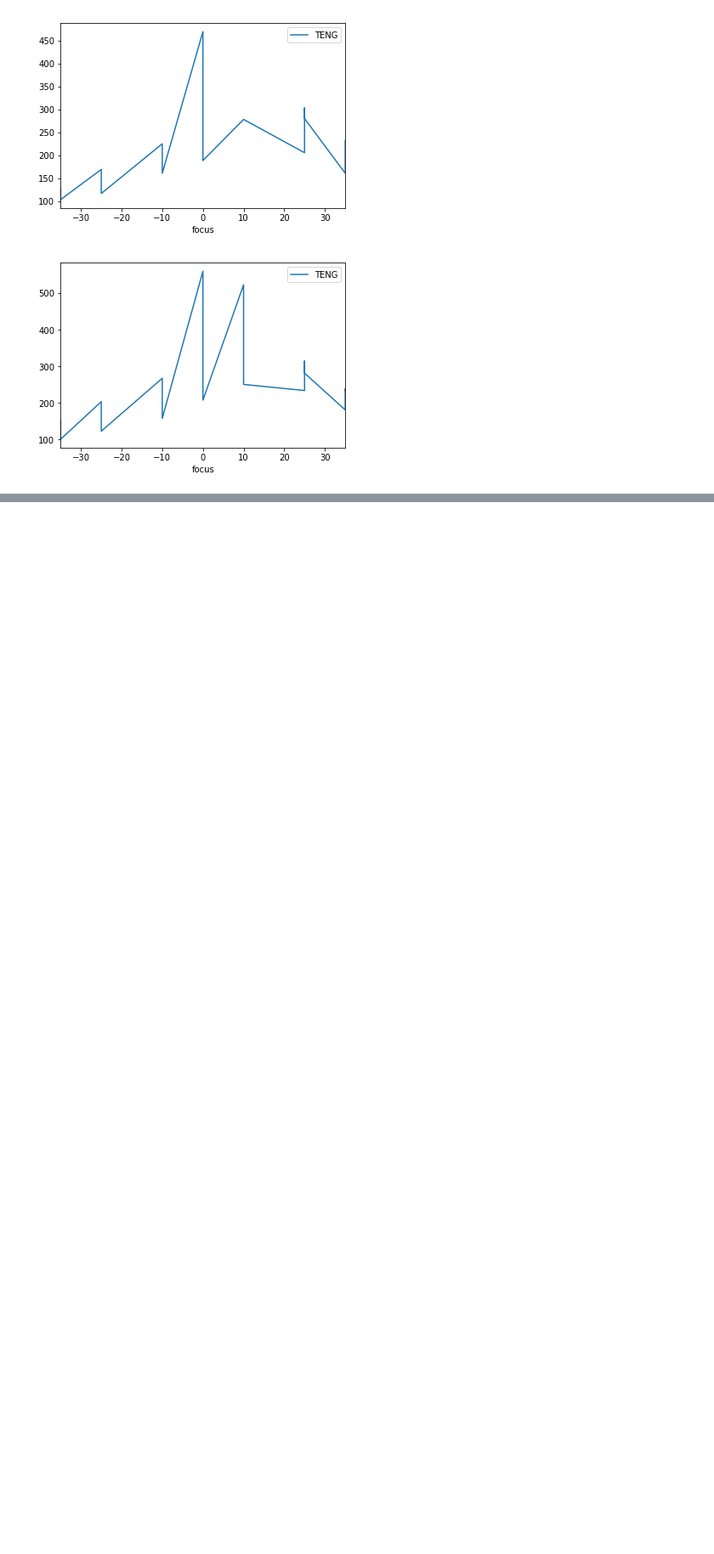
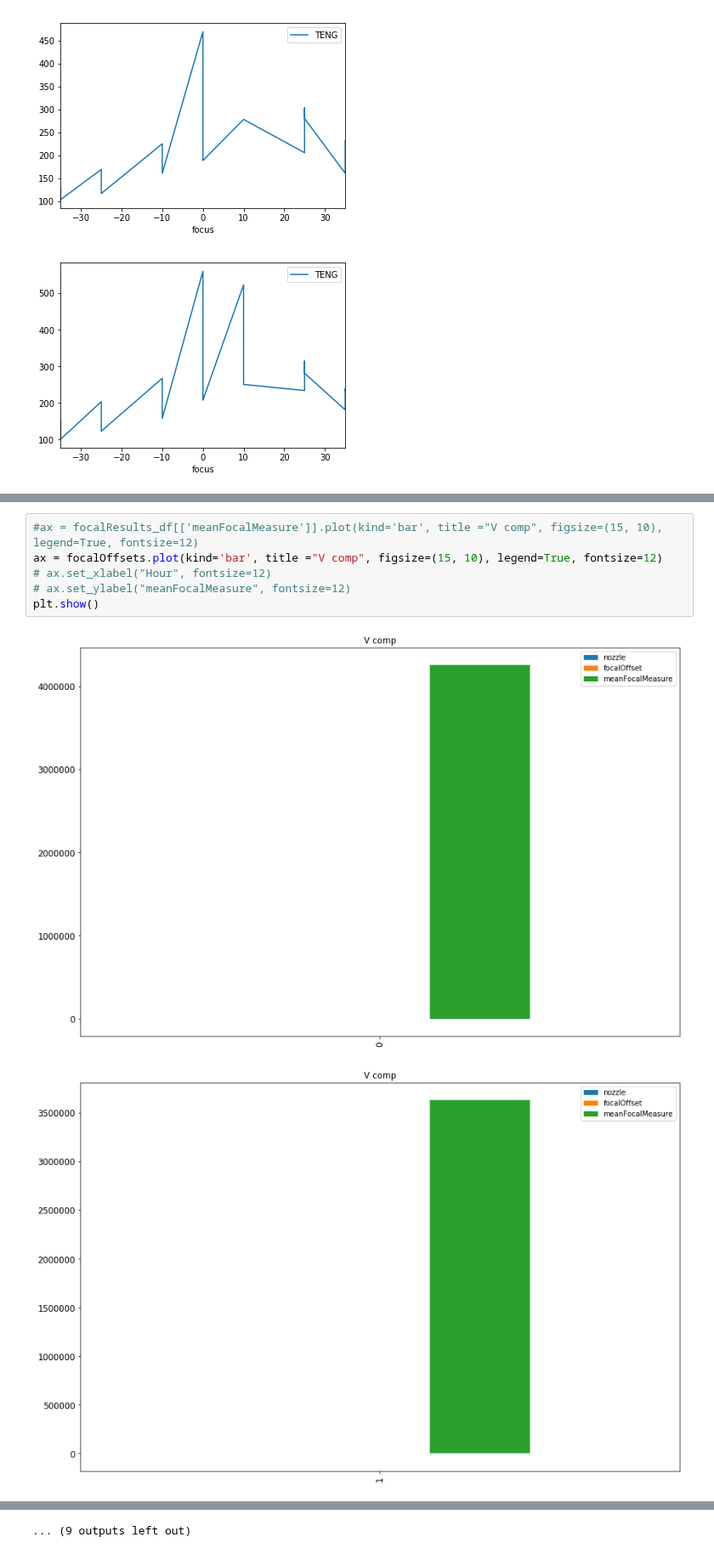
Before and after one commit to Aniruddh1/ipython-opencv-notebooks, a Jupyter notebook: notebooks/DIF_AutoFocus.ipynb, the cells around one changed output, grey strips where cells are left out. Shown at 85% size. Drawn from its saved outputs; the diff is of its cells as text; blank space fills up the shorter version.

```diff
--- a/notebooks/DIF_AutoFocus.ipynb
+++ b/notebooks/DIF_AutoFocus.ipynb
@@ -834,0 +876,9 @@ focusMeas_80_df.plot(y=['TENG'], x='focus', label='PD=80')
+# %%
+#ax = focalResults_df[['meanFocalMeasure']].plot(kind='bar', title ="V comp", figsize=(15, 10), legend=True, fontsize=12)
+ax = focalOffsets.plot(kind='bar', title ="V comp", figsize=(15, 10), legend=True, fontsize=12)
+# ax.set_xlabel("Hour", fontsize=12)
+# ax.set_ylabel("meanFocalMeasure", fontsize=12)
+plt.show()
+# %% [output]
+[figure, added]
+[figure, added]
@@ -834,0 +895 @@ focusMeas_80_df.plot(y=['TENG'], x='focus', label='PD=80')
+... (9 outputs left out)
```
Also changed, not shown: parts of 10 cells of this notebook, 8 other files.
